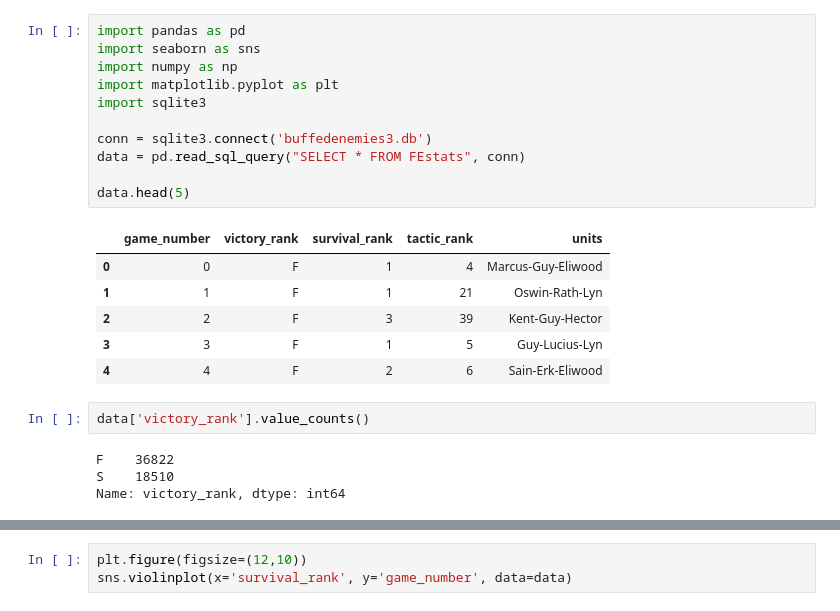
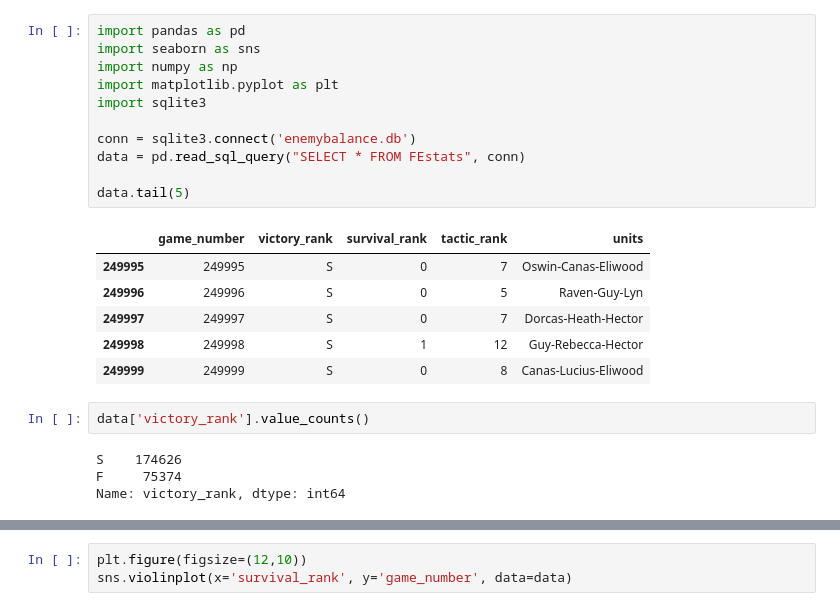
Before and after one commit to jkcarney/pyre-emblem, a Jupyter notebook: data/buffedenemies3.ipynb, the cells around one changed output, grey strips where cells are left out. Drawn from its saved outputs; the diff is of its cells as text.

```diff
--- a/data/buffedenemies3.ipynb
+++ b/data/buffedenemies3.ipynb
@@ -1,24 +1,24 @@
 # %%
 import pandas as pd
 import seaborn as sns
 import numpy as np
 import matplotlib.pyplot as plt
 import sqlite3
 
-conn = sqlite3.connect('buffedenemies3.db')
+conn = sqlite3.connect('enemybalance.db')
 data = pd.read_sql_query("SELECT * FROM FEstats", conn)
 
-data.head(5)
+data.tail(5)
 # %% [output]
 |  | game_number | victory_rank | survival_rank | tactic_rank | units |
-| 0 | 0 | F | 1 | 4 | Marcus-Guy-Eliwood |
-| 1 | 1 | F | 1 | 21 | Oswin-Rath-Lyn |
-| 2 | 2 | F | 3 | 39 | Kent-Guy-Hector |
-| 3 | 3 | F | 1 | 5 | Guy-Lucius-Lyn |
-| 4 | 4 | F | 2 | 6 | Sain-Erk-Eliwood |
+| 249995 | 249995 | S | 0 | 7 | Oswin-Canas-Eliwood |
+| 249996 | 249996 | S | 0 | 5 | Raven-Guy-Lyn |
+| 249997 | 249997 | S | 0 | 7 | Dorcas-Heath-Hector |
+| 249998 | 249998 | S | 1 | 12 | Guy-Rebecca-Hector |
+| 249999 | 249999 | S | 0 | 8 | Canas-Lucius-Eliwood |
 # %%
 data['victory_rank'].value_counts()
 # %% [output]
-F    36822
-S    18510
+S    174626
+F     75374
 Name: victory_rank, dtype: int64
```
Also changed, not shown: parts of 7 cells of this notebook.
